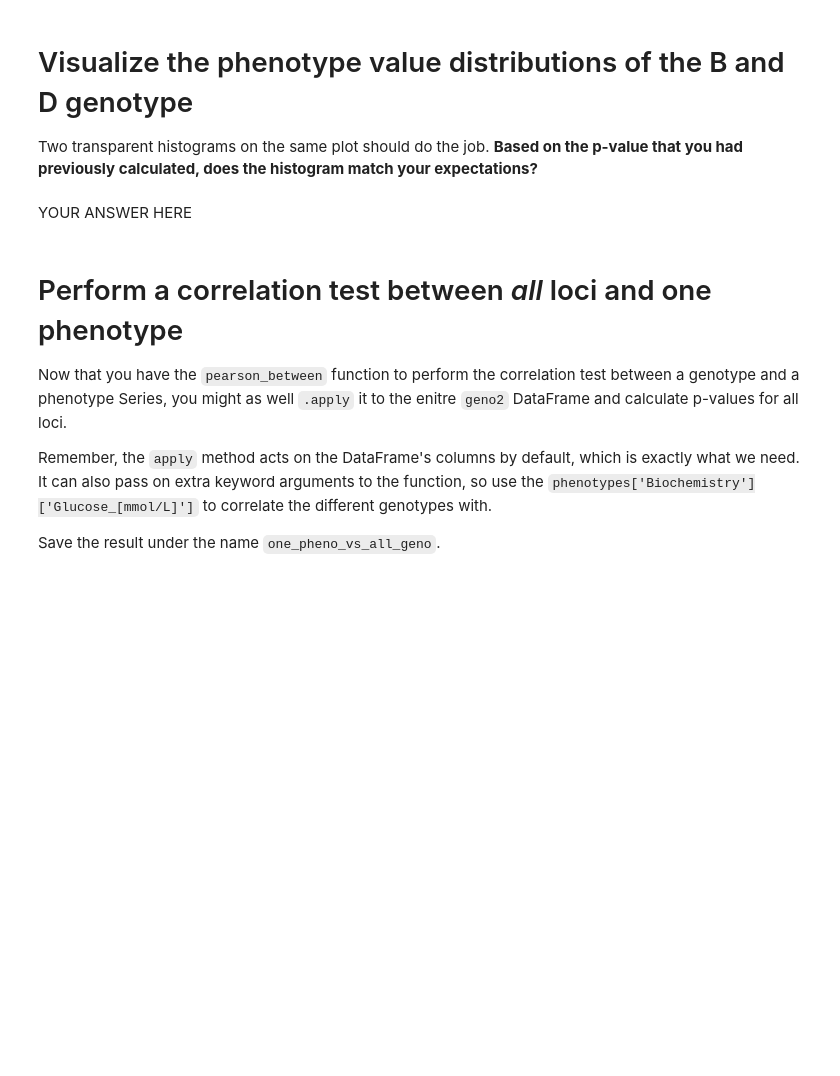
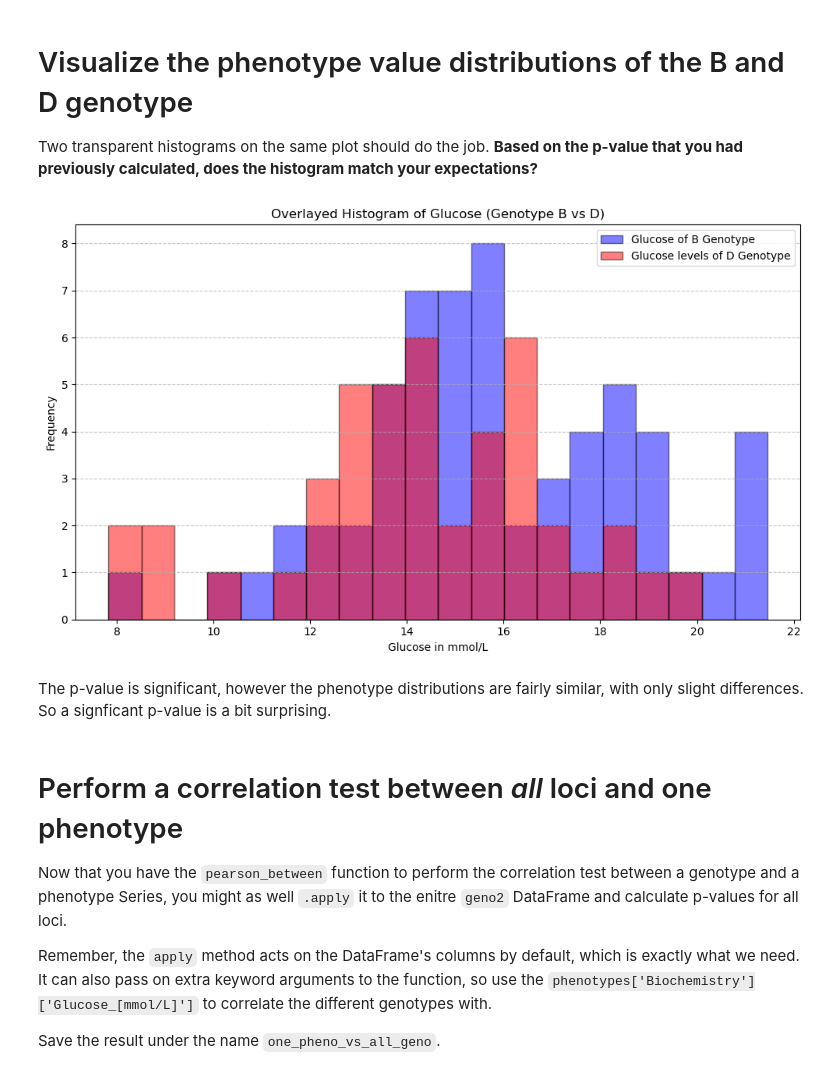
Before and after one commit to PeterBrederlow/PracticalIntegrativeBioinformatics, a Jupyter notebook: Day4-GWAS_Quantitative.ipynb, the cells around one changed output. Drawn from its saved outputs; the diff is of its cells as text; code cells hidden in the pictures; blank space fills up the shorter version.

```diff
--- a/Day4-GWAS_Quantitative.ipynb
+++ b/Day4-GWAS_Quantitative.ipynb
@@ -90,0 +119,6 @@ raise NotImplementedError()
+# %%
+# YOUR CODE HERE
+geno = geno.T
+phenotype_index = list(phenotypes.values())[0].index
+geno2 = geno.reindex(phenotype_index, level=0)
+geno2
@@ -113,0 +160,19 @@ raise NotImplementedError()
+# %%
+# YOUR CODE HERE
+biochem = phenotypes['Biochemistry']
+one_pheno = biochem.iloc[:, 0]
+one_pheno.head(20)
+
+one_geno = geno2['rs3677240']
+one_geno.head(20)
+
+def pearson_between(geno_series, pheno_series):
+    geno_series = pd.to_numeric(geno_series, errors='coerce')
+    pheno_series = pd.to_numeric(pheno_series, errors='coerce')
+    valid_indices = geno_series.notna() & pheno_series.notna()
+    geno_valid = geno_series[valid_indices]
+    pheno_valid = pheno_series[valid_indices]
+    correlation, p_value = stats.pearsonr(geno_valid, pheno_valid)
+    return p_value
+pearson_p = pd.to_numeric(pearson_between(one_geno, one_pheno))
+pearson_p
@@ -125,5 +189,26 @@ raise NotImplementedError()
-# %% [markdown]
-YOUR ANSWER HERE
+# %%
+# YOUR CODE HERE
+glucose_B = one_pheno[one_geno == 0]
+glucose_D = one_pheno[one_geno == 2]
+
+#plot histogram
+min_value = min(glucose_B.min(), glucose_D.min())
+max_value = max(glucose_B.max(), glucose_D.max())
+bins = np.linspace(min_value, max_value, 21)
+plt.figure(figsize=(10, 6))
+plt.hist(glucose_B, bins=bins, color='blue', alpha=0.5, edgecolor='black', label='Glucose of B Genotype')
+plt.hist(glucose_D, bins=bins, color='red', alpha=0.5, edgecolor='black', label='Glucose levels of D Genotype')
+plt.xlabel('Glucose in mmol/L')
+plt.ylabel('Frequency')
+plt.title('Overlayed Histogram of Glucose (Genotype B vs D)')
+plt.legend()
+plt.grid(axis='y', linestyle='--', alpha=0.7)
+plt.tight_layout()
+plt.show()
+# %% [output]
+[figure, added]
+# %% [markdown]
+The p-value is significant, however the phenotype distributions are fairly similar, with only slight differences. So a signficant p-value is a bit surprising.
 # %% [markdown]
 # Perform a correlation test between *all* loci and one phenotype
 
```
Also changed, not shown: parts of 44 cells of this notebook, 1 other file.
